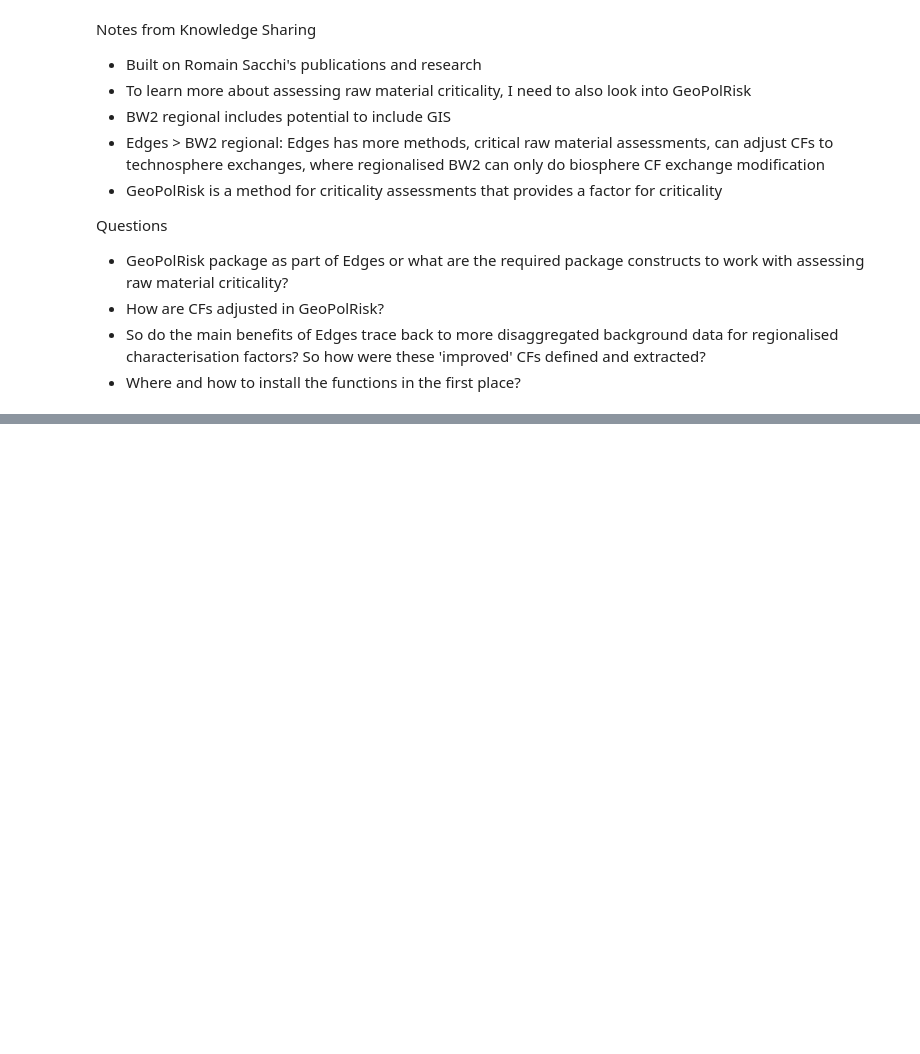
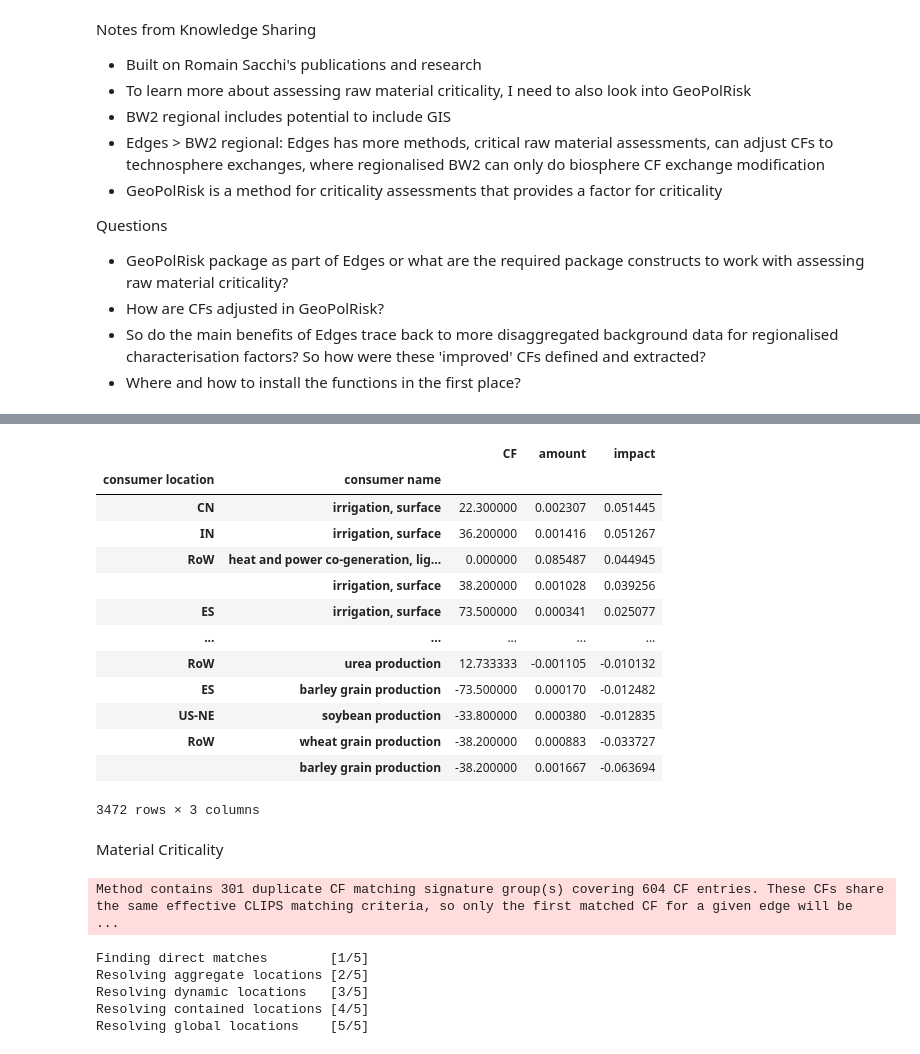
Before and after one commit to tfweber/LCA_Toolbox, a Jupyter notebook: 09_BW_Edges_explore.ipynb, the cells around one changed output, grey strips where cells are left out. Drawn from its saved outputs; the diff is of its cells as text; code cells hidden in the pictures; blank space fills up the shorter version.

```diff
--- a/09_BW_Edges_explore.ipynb
+++ b/09_BW_Edges_explore.ipynb
@@ -52,0 +93,3 @@ from edges import EdgeLCIA
+# %%
+milk_qc_edges_lca = edges.EdgeLCIA(demand={milk_qc:1},method=iw_water_edges)
+milk_qc_edges_lca.lci()
@@ -52,0 +108,2 @@ from edges import EdgeLCIA
+# %%
+cf_table = milk_qc_edges_lca.generate_cf_table()
@@ -52,0 +119,21 @@ from edges import EdgeLCIA
+# %%
+cf_table.pivot_table(index=["consumer location","consumer name"],
+                     aggfunc={"CF":"mean",
+                              "impact":'sum','amount':"sum"}).sort_values(by="impact",ascending=False)
+# %% [output]
+|  |  | CF | amount | impact |
+| consumer location | consumer name |  |  |  |
+| CN | irrigation, surface | 22.300000 | 0.002307 | 0.051445 |
+| IN | irrigation, surface | 36.200000 | 0.001416 | 0.051267 |
+| RoW | heat and power co-generation, lig... | 0.000000 | 0.085487 | 0.044945 |
+|  | irrigation, surface | 38.200000 | 0.001028 | 0.039256 |
+| ES | irrigation, surface | 73.500000 | 0.000341 | 0.025077 |
+| ... | ... | ... | ... | ... |
+| RoW | urea production | 12.733333 | -0.001105 | -0.010132 |
+| ES | barley grain production | -73.500000 | 0.000170 | -0.012482 |
+| US-NE | soybean production | -33.800000 | 0.000380 | -0.012835 |
+| RoW | wheat grain production | -38.200000 | 0.000883 | -0.033727 |
+|  | barley grain production | -38.200000 | 0.001667 | -0.063694 |
+3472 rows × 3 columns
+# %% [markdown]
+Material Criticality
@@ -52,0 +145,15 @@ from edges import EdgeLCIA
+# %%
+criticality_lca = edges.EdgeLCIA(demand={electric_car:1,comb_engine:-1},
+                                 method=('GeoPolRisk', 'paired', '2024'),)
+# %% [output]
+Method contains 301 duplicate CF matching signature group(s) covering 604 CF entries. These CFs share the same effective CLIPS matching criteria, so only the first matched CF for a given edge will be  ...
+# %%
+criticality_lca.apply_strategies()
+criticality_lca.evaluate_cfs()
+criticality_lca.lcia()
+# %% [output]
+Finding direct matches        [1/5]
+Resolving aggregate locations [2/5]
+Resolving dynamic locations   [3/5]
+Resolving contained locations [4/5]
+Resolving global locations    [5/5]
```
Also changed, not shown: parts of 24 cells of this notebook.
